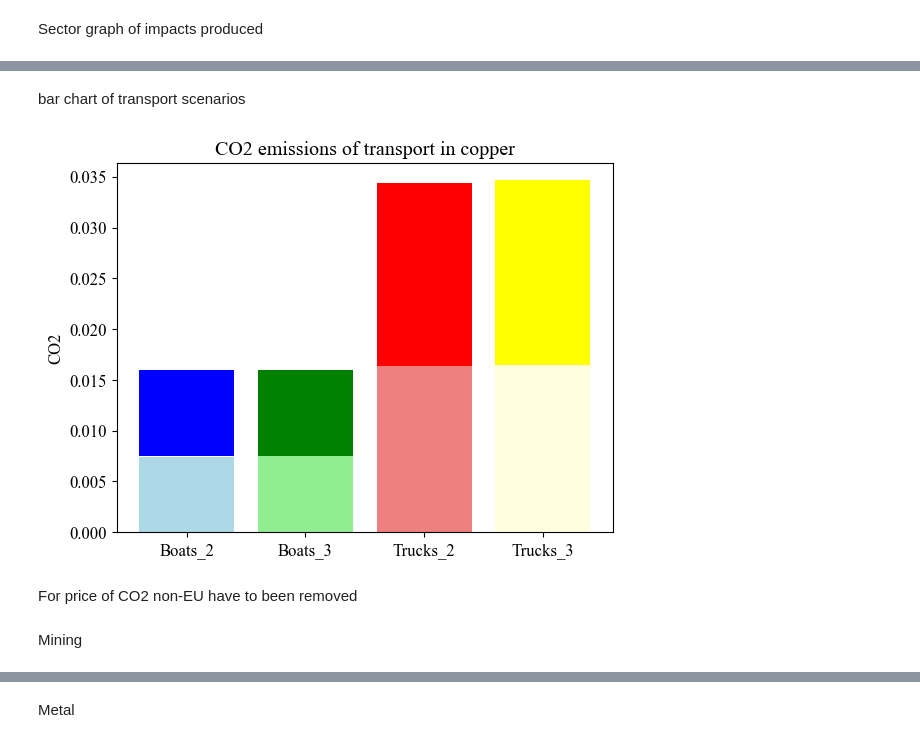
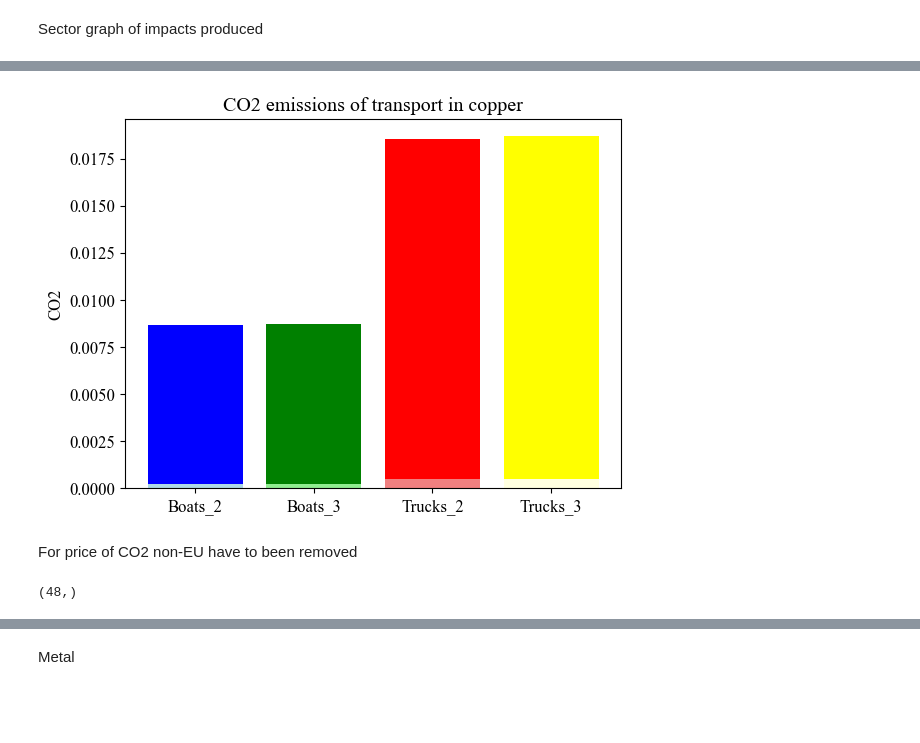
Before and after one commit to Martinez-Hernando/Exiobase_EU_ETS, a Jupyter notebook: Code_Exiobase_EU_ETS.ipynb, the cells around one changed output, grey strips where cells are left out. Saved outputs shown, nothing was run; the diff lists cells and outputs as text; code cells hidden in the pictures; blank space fills up the shorter version.

```diff
--- a/Code_Exiobase_EU_ETS.ipynb
+++ b/Code_Exiobase_EU_ETS.ipynb
@@ -235,3 +252,5 @@ False
+# %%
+exio3318.Y=Y_new
 # %% [markdown]
 To do again the calculations
 # %%
@@ -474,15 +402,30 @@ Selecting one chain for trasnport calculation
 # %%
 chain=input('Which chain do you want to calculate? (WL+CN, PL+PL, etc.). Number of chain: ')
 if chain == '1':
-    print('Chain 1 WL+CN')
-    country_mining=country_mining_1
+    print('Chain 1 CN')
     country_metal=country_metal_1
     impact_mining=impact_mining_1
+    impact_mining_boats=impact_mining_boats_1
+    impact_mining_trucks=impact_mining_trucks_1
     impact_metal=impact_metal_1
+    impact_metal_t=impact_metal_1t
+    metal='Copper products'
 elif chain == '2':
-    print('Chain 2 PL+PL')
-    country_mining=country_mining_2
+    print('Chain 2 DE')
     country_metal=country_metal_2
     impact_mining=impact_mining_2
+    impact_mining_boats=impact_mining_boats_2
+    impact_mining_trucks=impact_mining_trucks_2
     impact_metal=impact_metal_2
+    impact_metal_t=impact_metal_2t
+    metal='Copper products'
+elif chain == '3':
+    print('Chain 3 PL')
+    country_metal=country_metal_3
+    impact_mining=impact_mining_3
+    impact_mining_boats=impact_mining_boats_3
+    impact_mining_trucks=impact_mining_trucks_3
+    impact_metal=impact_metal_3
+    impact_metal_t=impact_metal_3t
+    metal='Copper products'
 # %% [output]
@@ -546,12 +486,12 @@ Databases dictionary with 2 object(s):
 # %% [markdown]
 To calculate equivalent CO2, using brightway
 # %%
-co2_flows = [act for act in bd.Database('ecoinvent-3.9.1-biosphere') if 'carbon dioxide, fossil' in act['name'].lower()] #To select the key for emissions
+co2_flows = [act for act in bd.Database('ecoinvent-3.9.1-biosphere') if act['name']=='Carbon dioxide, fossil' and act['categories'] == ('air',)] #To select the key for emissions
 print(co2_flows)
 co2_key = co2_flows[0].key
 print(co2_key)
-n2o_flows = [act for act in bd.Database('ecoinvent-3.9.1-biosphere') if 'dinitrogen monoxide' in act['name'].lower()]
+n2o_flows = [act for act in bd.Database('ecoinvent-3.9.1-biosphere') if act['name']=='Dinitrogen monoxide' and act['categories'] == ('air',)]
 n2o_key = n2o_flows[0].key
-ch4_flows = [act for act in bd.Database('ecoinvent-3.9.1-biosphere') if 'methane, fossil' in act['name'].lower()]
+ch4_flows = [act for act in bd.Database('ecoinvent-3.9.1-biosphere') if act['name']=='Methane, fossil' and act['categories'] == ('air',)]
 ch4_key = ch4_flows[0].key
 # %% [output]
@@ -560,9 +500,8 @@ ch4_key = ch4_flows[0].key
 # %% [markdown]
 Obtain transport emissions
 # %%
-climate_change_mining=impact_mining.iloc[:,:3].T
-impact_boats_c_mining=climate_change_mining.xs("Sea and coastal water transportation services", level="sector", axis=1)
-impact_trucks_c_mining=climate_change_mining.xs("Other land transportation services", level="sector", axis=1)
+impact_boats_c_mining=impact_mining_boats.iloc[:,:3].groupby(level='region').sum().T
+impact_trucks_c_mining=impact_mining_trucks.iloc[:,:3].groupby(level='region').sum().T
 
 climate_change_metal=impact_metal.iloc[:,:3].T
 impact_boats_c_metal=climate_change_metal.xs("Sea and coastal water transportation services", level="sector", axis=1)
@@ -904,37 +858,33 @@ plt.show()
-# %% [markdown]
-bar chart of transport scenarios
 # %%
 Boats_2_mining=M_eq_boats_2_mining.sum()
 Boats_3_mining=M_eq_boats_3_mining.sum().squeeze()
 Trucks_2_mining=M_eq_trucks_2_mining.sum()
 Trucks_3_mining=M_eq_trucks_3_mining.sum().squeeze()
 
 Boats_2_metal=M_eq_boats_2_metal.sum()
 Boats_3_metal=M_eq_boats_3_metal.sum().squeeze()
 Trucks_2_metal=M_eq_trucks_2_metal.sum()
 Trucks_3_metal=M_eq_trucks_3_metal.sum().squeeze()
 
 #colormap=cm.get_cmap('Greens')
 #colors=[colormap(j) for j in np.linspace(0.3, 1, len(values))]
 
-plt.bar(['Boats_2'], Boats_2_mining, label='Mining', color='lightblue')
-plt.bar(['Boats_2'], Boats_2_metal, bottom=Boats_3_mining, label='Metallurgy',color='blue')
+plt.bar(['Boats_2'], Boats_2_mining, label='Mining',color='lightblue')
+plt.bar(['Boats_2'], Boats_2_metal, bottom=Boats_2_mining, label='Metallurgy',color='blue')
 plt.bar(['Boats_3'], Boats_3_mining, label='Mining',color='lightgreen')
 plt.bar(['Boats_3'], Boats_3_metal, bottom=Boats_3_mining, label='Metallurgy',color='green')
-plt.bar(['Trucks_2'], Trucks_2_mining, label='Mining', color='lightcoral')
+plt.bar(['Trucks_2'], Trucks_2_mining, label='Mining',color='lightcoral')
 plt.bar(['Trucks_2'], Trucks_2_metal, bottom=Trucks_2_mining, label='Metallurgy',color='red')
-plt.bar(['Trucks_3'], Trucks_3_mining, label='Mining', color='lightyellow')
+plt.bar(['Trucks_3'], Trucks_3_mining, label='Mining',color='lightyellow')
 plt.bar(['Trucks_3'], Trucks_3_metal, bottom=Trucks_3_mining, label='Metallurgy',color='yellow')
 
 plt.ylabel('CO2')
 plt.title('CO2 emissions of transport in copper')
 plt.show()
 # %% [output]
-[figure, old version]
+[figure, new version]
 # %% [markdown]
 For price of CO2 non-EU have to been removed
 # %%
 price_co2=70.98 #Mean price of t of co2 in EU ETS in 2025
 eu_countries=['AT', 'BE', 'BG', 'CY', 'CZ', 'DE', 'DK', 'EE', 'ES', 'FI', 'FR', 'GR', 'HR', 'HU', 'IE', 'IT', 'LT', 'LU', 'LV', 'MT', 'NL', 'PL', 'PT', 'RO', 'SE', 'SI', 'SK'] #List of EU countries
-# %% [markdown]
-Mining
@@ -991,0 +891,6 @@ Cost_trucks_3_mining.columns=["CO2-eq"] #To name the columns
+# %%
+porc_eu_mining_b=impact_boats_c_mining.iloc[0,:].copy()
+porc_eu_mining_b.values[:] = 0
+porc_eu_mining_b.shape
+# %% [output]
+(48,)
```
Also changed, not shown: parts of 60 cells of this notebook.
